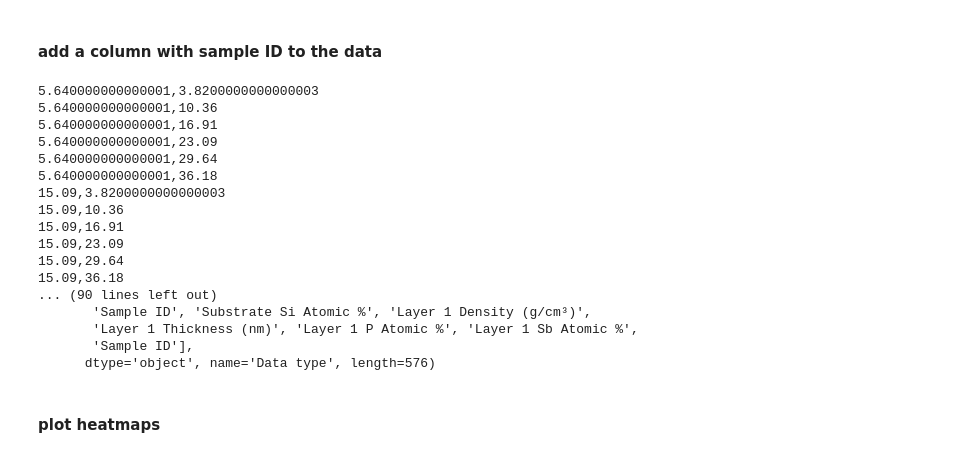
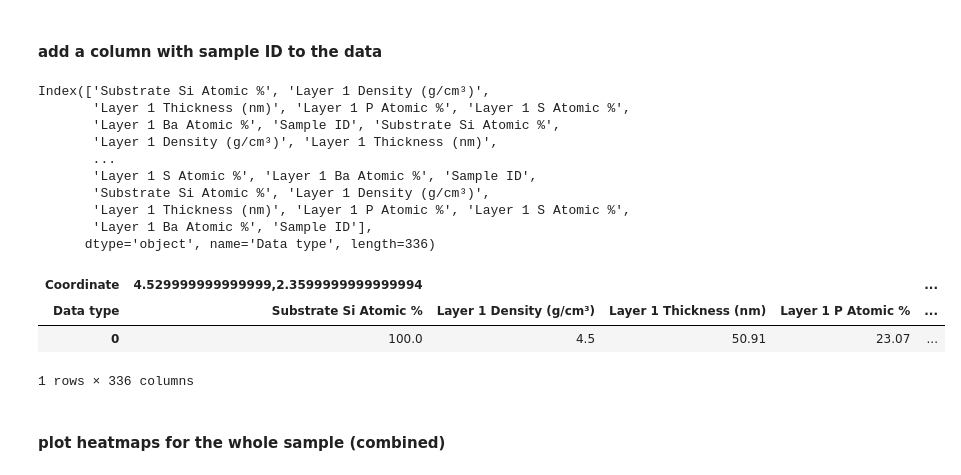
Before and after one commit to DTU-Nanolab-materials-discovery/intern-data-handling-and-fitting, a Jupyter notebook: EDX.ipynb, the cells around one changed output. Drawn from its saved outputs; the diff is of its cells as text; code cells hidden in the pictures.

```diff
--- a/EDX.ipynb
+++ b/EDX.ipynb
@@ -99,31 +138,29 @@ data0= data.copy()
 # %% [markdown]
 #### add a column with sample ID to the data
 # %%
-headerlength = len(data.columns.get_level_values(1).unique())
+headerlength = len(data0.columns.get_level_values(1).unique())
 k=0
 data = data0.copy()
 for i in range(0, len(data.columns.get_level_values(0).unique())):
-    print(data.columns.get_level_values(0).unique()[i])
+    #print(data.columns.get_level_values(0).unique()[i])
     data.insert(headerlength*(i+1)+k, "{}".format(data.columns.get_level_values(0).unique()[i]), sample_n, allow_duplicates=True)
     data.rename(columns={'': 'Sample ID'}, inplace = True)
     k=k+1
 new_data = data.copy()
 print(data.columns.get_level_values(1))
+display(new_data)
 # %% [output]
-5.640000000000001,3.8200000000000003
-5.640000000000001,10.36
-5.640000000000001,16.91
-5.640000000000001,23.09
-5.640000000000001,29.64
-5.640000000000001,36.18
-15.09,3.8200000000000003
-15.09,10.36
-15.09,16.91
-15.09,23.09
-15.09,29.64
-15.09,36.18
-... (90 lines left out)
-       'Sample ID', 'Substrate Si Atomic %', 'Layer 1 Density (g/cm³)',
-       'Layer 1 Thickness (nm)', 'Layer 1 P Atomic %', 'Layer 1 Sb Atomic %',
-       'Sample ID'],
-      dtype='object', name='Data type', length=576)
+Index(['Substrate Si Atomic %', 'Layer 1 Density (g/cm³)',
+       'Layer 1 Thickness (nm)', 'Layer 1 P Atomic %', 'Layer 1 S Atomic %',
+       'Layer 1 Ba Atomic %', 'Sample ID', 'Substrate Si Atomic %',
+       'Layer 1 Density (g/cm³)', 'Layer 1 Thickness (nm)',
+       ...
+       'Layer 1 S Atomic %', 'Layer 1 Ba Atomic %', 'Sample ID',
+       'Substrate Si Atomic %', 'Layer 1 Density (g/cm³)',
+       'Layer 1 Thickness (nm)', 'Layer 1 P Atomic %', 'Layer 1 S Atomic %',
+       'Layer 1 Ba Atomic %', 'Sample ID'],
+      dtype='object', name='Data type', length=336)
+| Coordinate | 4.529999999999999,2.3599999999999994 |  |  |  | ... |
+| Data type | Substrate Si Atomic % | Layer 1 Density (g/cm³) | Layer 1 Thickness (nm) | Layer 1 P Atomic % | ... |
+| 0 | 100.0 | 4.5 | 50.91 | 23.07 | ... |
+1 rows × 336 columns
@@ -130,3 +176,3 @@ print(data.columns.get_level_values(1))
 # %% [markdown]
-#### plot heatmaps
+#### plot heatmaps for the whole sample (combined)
 # %%
```
Also changed, not shown: parts of 23 cells of this notebook, 2 other files.
